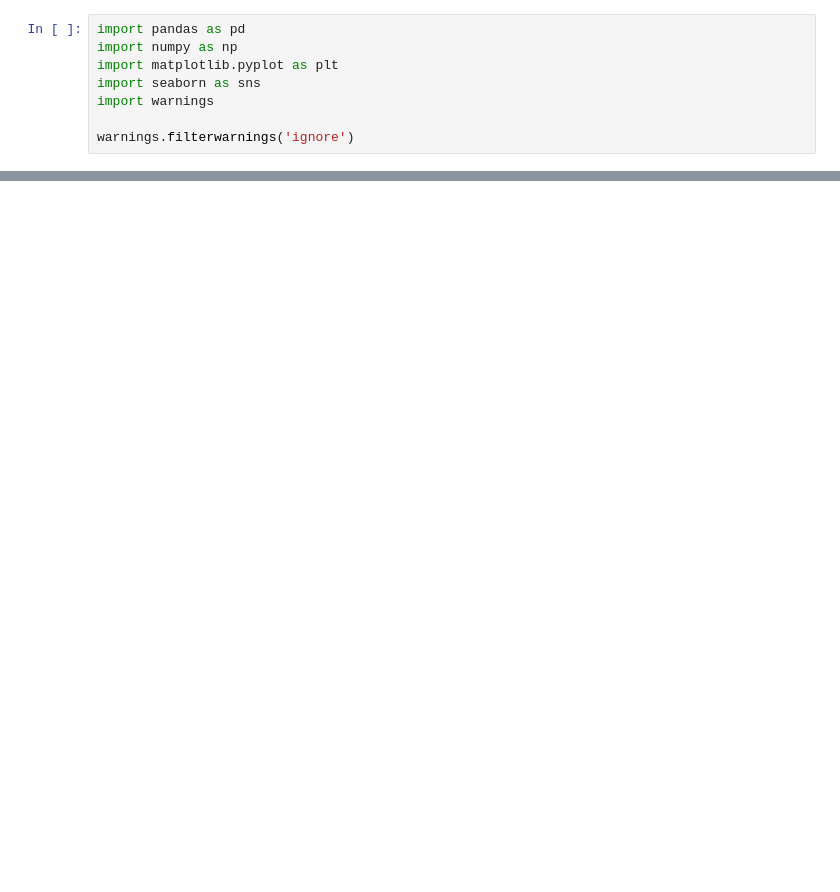
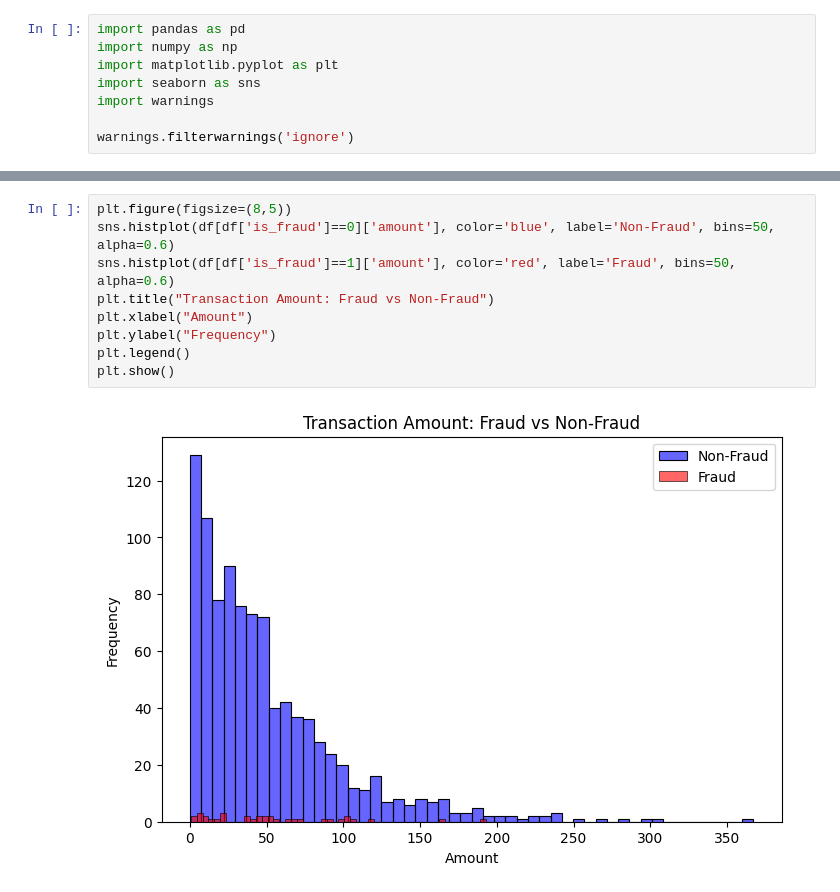
Before and after one commit to AndySchubert/credit-fraud-ml-system, a Jupyter notebook: notebooks/01_eda_feature_engineering.ipynb, the cells around one changed output, grey strips where cells are left out. Drawn from its saved outputs; the diff is of its cells as text; blank space fills up the shorter version.

```diff
--- a/notebooks/01_eda_feature_engineering.ipynb
+++ b/notebooks/01_eda_feature_engineering.ipynb
@@ -51,0 +87,11 @@ Each feature will have:
+# %%
+plt.figure(figsize=(8,5))
+sns.histplot(df[df['is_fraud']==0]['amount'], color='blue', label='Non-Fraud', bins=50, alpha=0.6)
+sns.histplot(df[df['is_fraud']==1]['amount'], color='red', label='Fraud', bins=50, alpha=0.6)
+plt.title("Transaction Amount: Fraud vs Non-Fraud")
+plt.xlabel("Amount")
+plt.ylabel("Frequency")
+plt.legend()
+plt.show()
+# %% [output]
+[figure, added]
```
Also changed, not shown: parts of 8 cells of this notebook, 1 other file.
